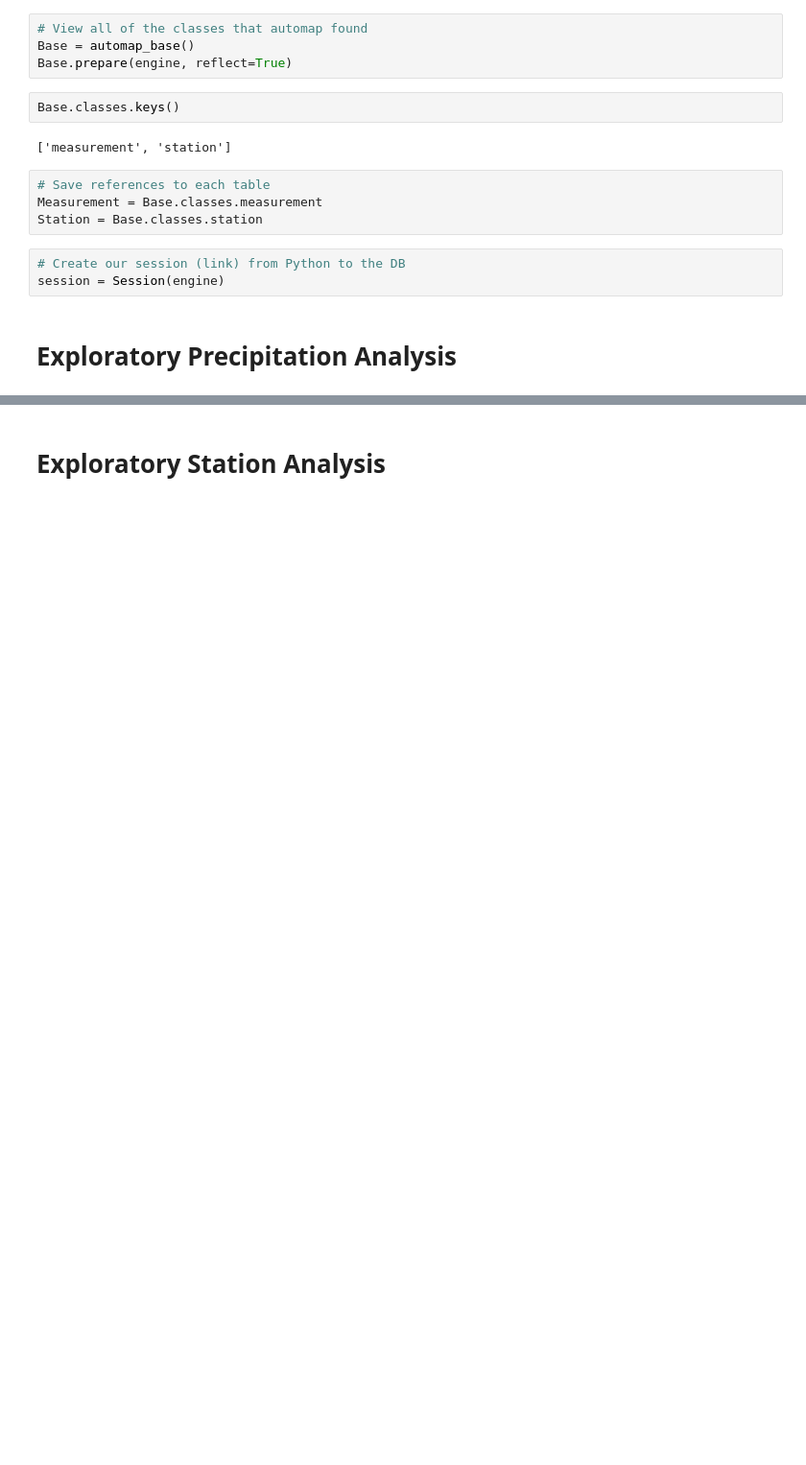
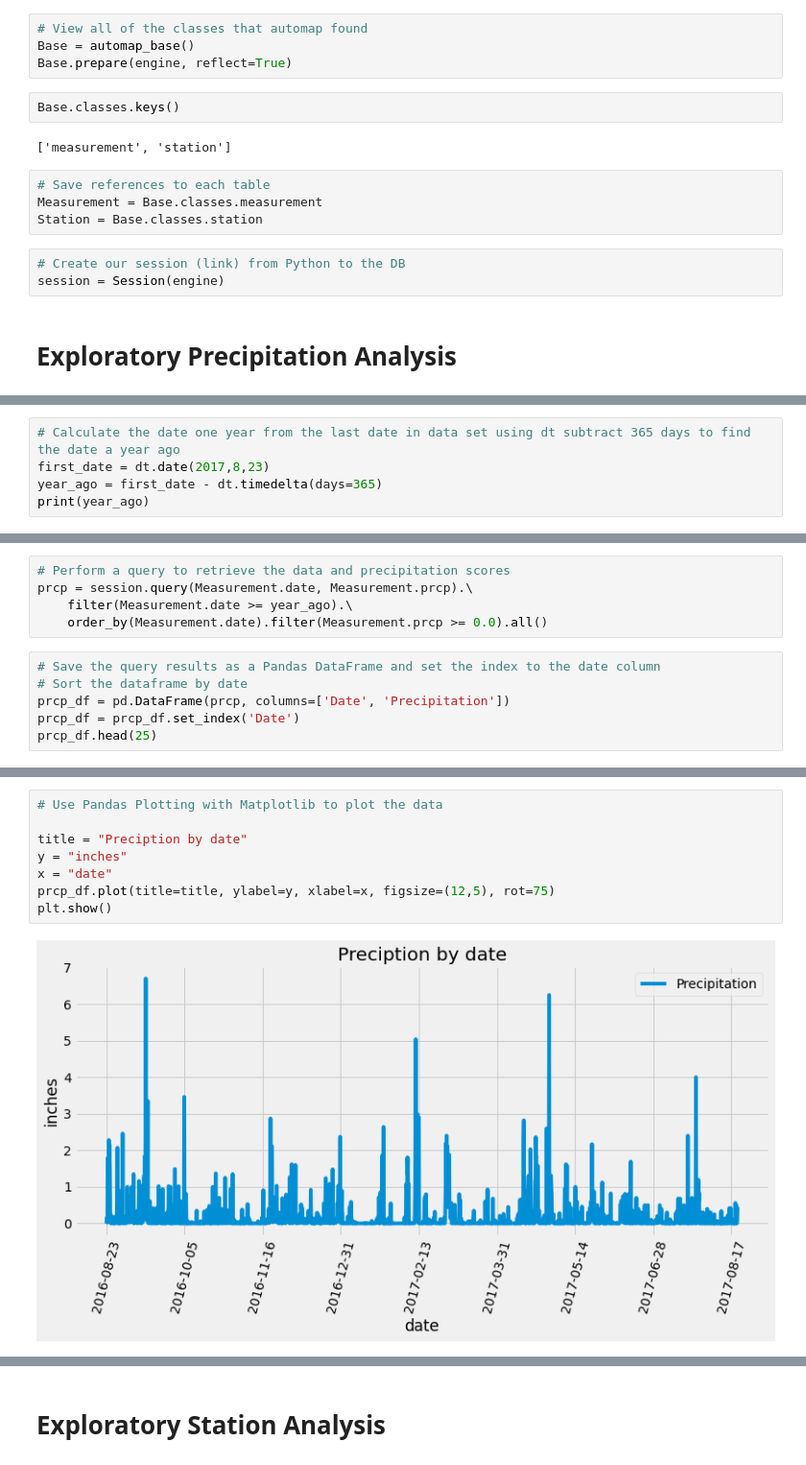
Before and after one commit to kentyjorge/sqlalchemy-challenge, a Jupyter notebook: climate_starter.ipynb, the cells around one changed output, grey strips where cells are left out. Shown at 96% size. Drawn from its saved outputs; the diff is of its cells as text; blank space fills up the shorter version.

```diff
--- a/climate_starter.ipynb
+++ b/climate_starter.ipynb
@@ -76,0 +107,5 @@ session = Session(engine)
+# %%
+# Calculate the date one year from the last date in data set using dt subtract 365 days to find the date a year ago
+first_date = dt.date(2017,8,23)
+year_ago = first_date - dt.timedelta(days=365)
+print(year_ago)
@@ -76,0 +114,11 @@ session = Session(engine)
+# %%
+# Perform a query to retrieve the data and precipitation scores
+prcp = session.query(Measurement.date, Measurement.prcp).\
+    filter(Measurement.date >= year_ago).\
+    order_by(Measurement.date).filter(Measurement.prcp >= 0.0).all()
+# %%
+# Save the query results as a Pandas DataFrame and set the index to the date column
+# Sort the dataframe by date
+prcp_df = pd.DataFrame(prcp, columns=['Date', 'Precipitation'])
+prcp_df = prcp_df.set_index('Date')
+prcp_df.head(25)
@@ -77,2 +144,12 @@ session = Session(engine)
+# %%
+# Use Pandas Plotting with Matplotlib to plot the data
+
+title = "Preciption by date"
+y = "inches"
+x = "date"
+prcp_df.plot(title=title, ylabel=y, xlabel=x, figsize=(12,5), rot=75)
+plt.show()
+# %% [output]
+[figure, added]
 # %%
 # Use Pandas to calcualte the summary statistics for the precipitation data
```
Also changed, not shown: parts of 21 cells of this notebook, 1 other file.
